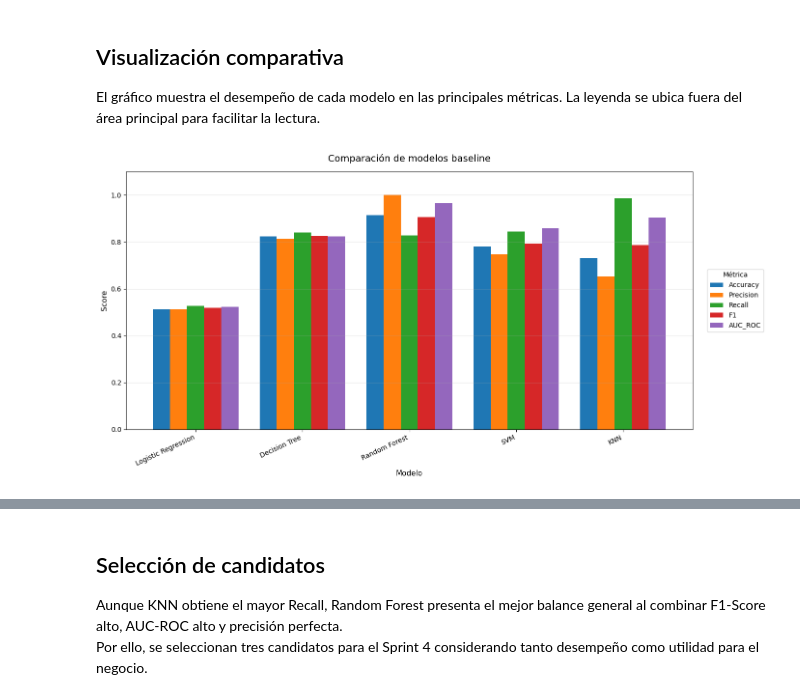
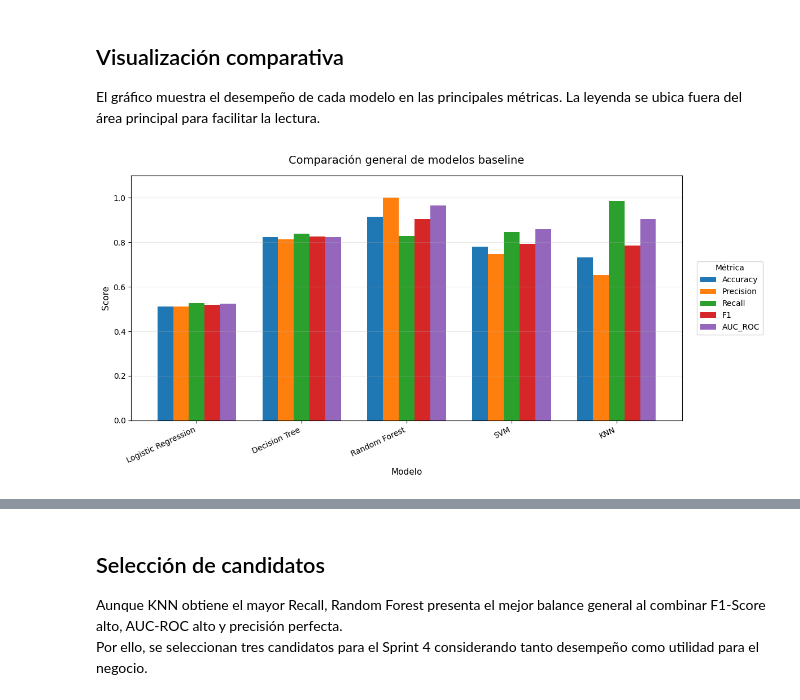
Before and after one commit to pucp-datanalytics/dp261-g7, a Jupyter notebook: notebooks/11_model_comparison.ipynb, the cells around one changed output, grey strips where cells are left out. Saved outputs shown, nothing was run; the diff lists cells and outputs as text; code cells hidden in the pictures.

Commit message:
fix(PB-12): align model comparison with recall

```diff
--- a/notebooks/11_model_comparison.ipynb
+++ b/notebooks/11_model_comparison.ipynb
@@ -28,7 +33,7 @@ results = {
     "Precision": [0.5125, 0.8132, 1.0000, 0.7478, 0.6533],
     "Recall": [0.5270, 0.8397, 0.8275, 0.8451, 0.9866],
     "F1": [0.5196, 0.8262, 0.9056, 0.7934, 0.7861],
-    "AUC_ROC": [0.5232, 0.8234, 0.9662, 0.8585, 0.9038],
+    "AUC_ROC": [0.5232, 0.8234, 0.9662, 0.8585, 0.9038]
 }
 
 df_results = pd.DataFrame(results)
@@ -64,30 +69,29 @@ df_ranked
 El gráfico muestra el desempeño de cada modelo en las principales métricas. La leyenda se ubica fuera del área principal para facilitar la lectura.
 # %%
 metrics = ["Accuracy", "Precision", "Recall", "F1", "AUC_ROC"]
-
-df_plot = df_results.set_index("Modelo")[metrics]
+df_plot = df_results.set_index("Modelo")[["Accuracy", "Precision", "Recall", "F1", "AUC_ROC"]]
 
 ax = df_plot.plot(
     kind="bar",
-    figsize=(14, 7),
-    width=0.8
+    figsize=(12, 6),
+    width=0.75
 )
 
-ax.set_title("Comparación de modelos baseline", fontsize=14, pad=15)
+ax.set_title("Comparación general de modelos baseline", fontsize=14, pad=15)
 ax.set_xlabel("Modelo", fontsize=11)
 ax.set_ylabel("Score", fontsize=11)
 ax.set_ylim(0, 1.1)
 
 ax.legend(
     title="Métrica",
     loc="center left",
     bbox_to_anchor=(1.02, 0.5),
     frameon=True
 )
 
 plt.xticks(rotation=25, ha="right")
 plt.grid(axis="y", alpha=0.3)
 plt.tight_layout()
 plt.show()
 # %% [output]
-[figure, old version]
+[figure, new version]
```
Also changed, not shown: parts of 4 cells of this notebook.
